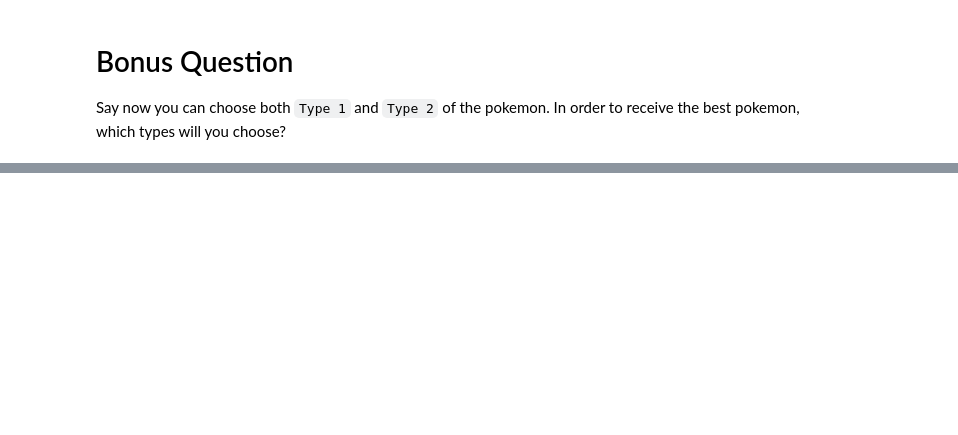
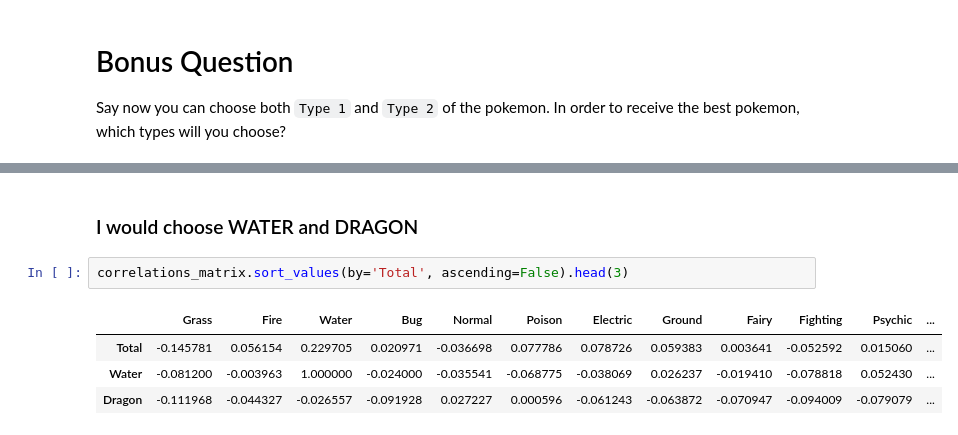
Before and after one commit to aslivns/lab-dataframe-calculations, a Jupyter notebook: your-code/challenge-2.ipynb, the cells around one changed output, grey strips where cells are left out. Drawn from its saved outputs; the diff is of its cells as text; blank space fills up the shorter version.

```diff
--- a/your-code/challenge-2.ipynb
+++ b/your-code/challenge-2.ipynb
@@ -217,0 +254,9 @@ Say now you can choose both `Type 1` and `Type 2` of the pokemon. In order to re
+# %% [markdown]
+### I would choose WATER and DRAGON
+# %%
+correlations_matrix.sort_values(by='Total', ascending=False).head(3)
+# %% [output]
+|  | Grass | Fire | Water | Bug | Normal | Poison | Electric | Ground | Fairy | Fighting | Psychic | ... |
+| Total | -0.145781 | 0.056154 | 0.229705 | 0.020971 | -0.036698 | 0.077786 | 0.078726 | 0.059383 | 0.003641 | -0.052592 | 0.015060 | ... |
+| Water | -0.081200 | -0.003963 | 1.000000 | -0.024000 | -0.035541 | -0.068775 | -0.038069 | 0.026237 | -0.019410 | -0.078818 | 0.052430 | ... |
+| Dragon | -0.111968 | -0.044327 | -0.026557 | -0.091928 | 0.027227 | 0.000596 | -0.061243 | -0.063872 | -0.070947 | -0.094009 | -0.079079 | ... |
```
Also changed, not shown: parts of 5 cells of this notebook.
